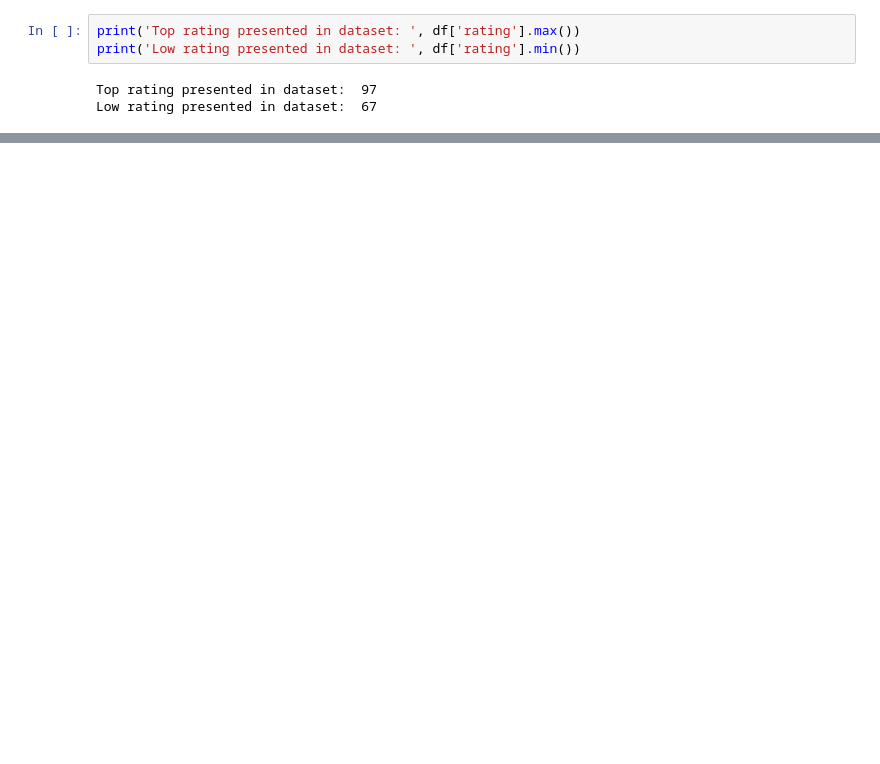
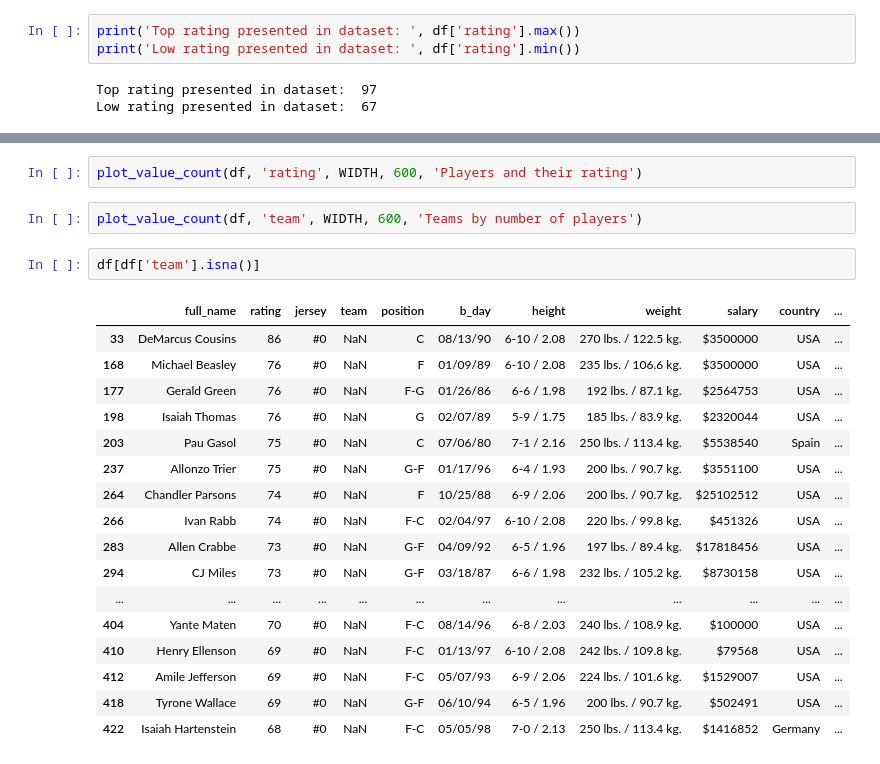
Before and after one commit to jralbarracin1/nba-2019-2020-analysis, a Jupyter notebook: nba-2019-2020-analysis.ipynb, the cells around one changed output, grey strips where cells are left out. Drawn from its saved outputs; the diff is of its cells as text; blank space fills up the shorter version.

```diff
--- a/nba-2019-2020-analysis.ipynb
+++ b/nba-2019-2020-analysis.ipynb
@@ -37,0 +70,24 @@ Low rating presented in dataset:  67
+# %%
+plot_value_count(df, 'rating', WIDTH, 600, 'Players and their rating')
+# %%
+plot_value_count(df, 'team', WIDTH, 600, 'Teams by number of players')
+# %%
+df[df['team'].isna()]
+# %% [output]
+|  | full_name | rating | jersey | team | position | b_day | height | weight | salary | country | ... |
+| 33 | DeMarcus Cousins | 86 | #0 | NaN | C | 08/13/90 | 6-10 / 2.08 | 270 lbs. / 122.5 kg. | $3500000 | USA | ... |
+| 168 | Michael Beasley | 76 | #0 | NaN | F | 01/09/89 | 6-10 / 2.08 | 235 lbs. / 106.6 kg. | $3500000 | USA | ... |
+| 177 | Gerald Green | 76 | #0 | NaN | F-G | 01/26/86 | 6-6 / 1.98 | 192 lbs. / 87.1 kg. | $2564753 | USA | ... |
+| 198 | Isaiah Thomas | 76 | #0 | NaN | G | 02/07/89 | 5-9 / 1.75 | 185 lbs. / 83.9 kg. | $2320044 | USA | ... |
+| 203 | Pau Gasol | 75 | #0 | NaN | C | 07/06/80 | 7-1 / 2.16 | 250 lbs. / 113.4 kg. | $5538540 | Spain | ... |
+| 237 | Allonzo Trier | 75 | #0 | NaN | G-F | 01/17/96 | 6-4 / 1.93 | 200 lbs. / 90.7 kg. | $3551100 | USA | ... |
+| 264 | Chandler Parsons | 74 | #0 | NaN | F | 10/25/88 | 6-9 / 2.06 | 200 lbs. / 90.7 kg. | $25102512 | USA | ... |
+| 266 | Ivan Rabb | 74 | #0 | NaN | F-C | 02/04/97 | 6-10 / 2.08 | 220 lbs. / 99.8 kg. | $451326 | USA | ... |
+| 283 | Allen Crabbe | 73 | #0 | NaN | G-F | 04/09/92 | 6-5 / 1.96 | 197 lbs. / 89.4 kg. | $17818456 | USA | ... |
+| 294 | CJ Miles | 73 | #0 | NaN | G-F | 03/18/87 | 6-6 / 1.98 | 232 lbs. / 105.2 kg. | $8730158 | USA | ... |
+| ... | ... | ... | ... | ... | ... | ... | ... | ... | ... | ... | ... |
+| 404 | Yante Maten | 70 | #0 | NaN | F-C | 08/14/96 | 6-8 / 2.03 | 240 lbs. / 108.9 kg. | $100000 | USA | ... |
+| 410 | Henry Ellenson | 69 | #0 | NaN | F-C | 01/13/97 | 6-10 / 2.08 | 242 lbs. / 109.8 kg. | $79568 | USA | ... |
+| 412 | Amile Jefferson | 69 | #0 | NaN | F-C | 05/07/93 | 6-9 / 2.06 | 224 lbs. / 101.6 kg. | $1529007 | USA | ... |
+| 418 | Tyrone Wallace | 69 | #0 | NaN | G-F | 06/10/94 | 6-5 / 1.96 | 200 lbs. / 90.7 kg. | $502491 | USA | ... |
+| 422 | Isaiah Hartenstein | 68 | #0 | NaN | F-C | 05/05/98 | 7-0 / 2.13 | 250 lbs. / 113.4 kg. | $1416852 | Germany | ... |
```
Also changed, not shown: parts of 53 cells of this notebook.
